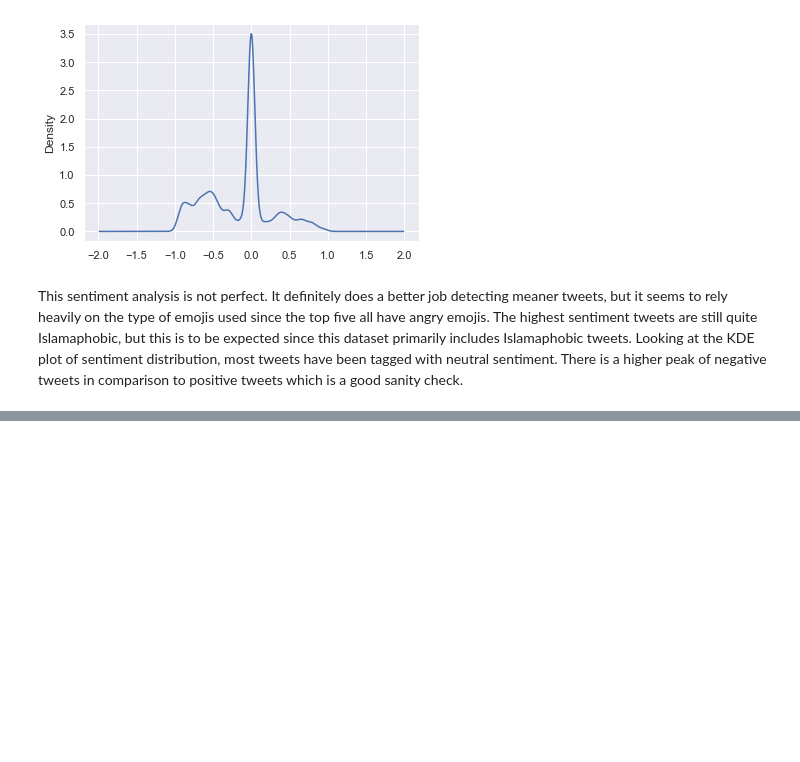
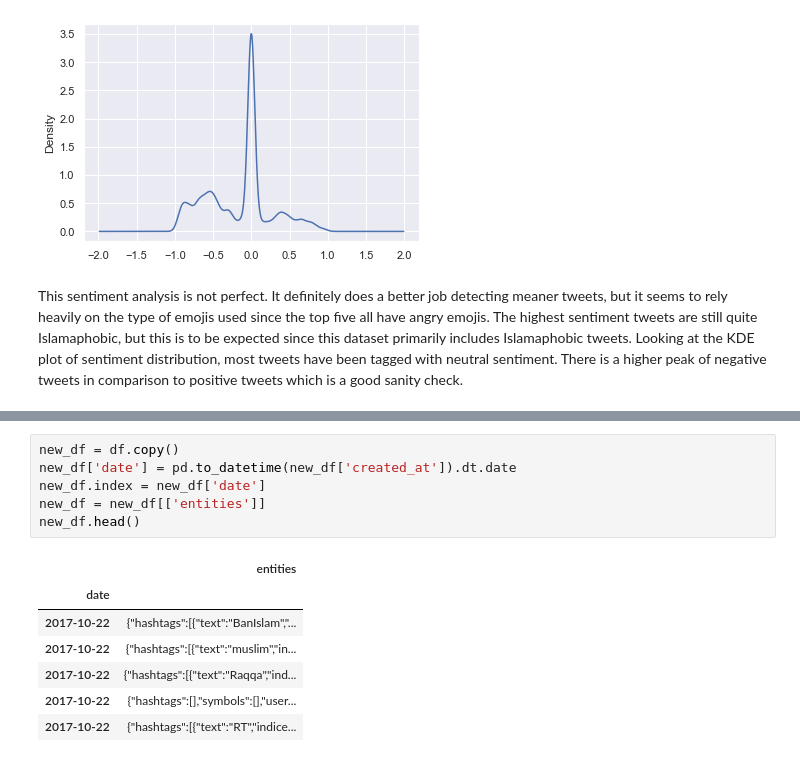
Before and after one commit to vsinghai/hackislamophobia, a Jupyter notebook: hack_islamophobia.ipynb, the cells around one changed output, grey strips where cells are left out. Saved outputs shown, nothing was run; the diff lists cells and outputs as text; blank space fills up the shorter version.

```diff
--- a/hack_islamophobia.ipynb
+++ b/hack_islamophobia.ipynb
@@ -341,0 +414,14 @@ This sentiment analysis is not perfect. It definitely does a better job detectin
+# %%
+new_df = df.copy()
+new_df['date'] = pd.to_datetime(new_df['created_at']).dt.date
+new_df.index = new_df['date']
+new_df = new_df[['entities']]
+new_df.head()
+# %% [output]
+|  | entities |
+| date |  |
+| 2017-10-22 | {"hashtags":[{"text":"BanIslam","... |
+| 2017-10-22 | {"hashtags":[{"text":"muslim","in... |
+| 2017-10-22 | {"hashtags":[{"text":"Raqqa","ind... |
+| 2017-10-22 | {"hashtags":[],"symbols":[],"user... |
+| 2017-10-22 | {"hashtags":[{"text":"RT","indice... |
```
Also changed, not shown: parts of 15 cells of this notebook.
